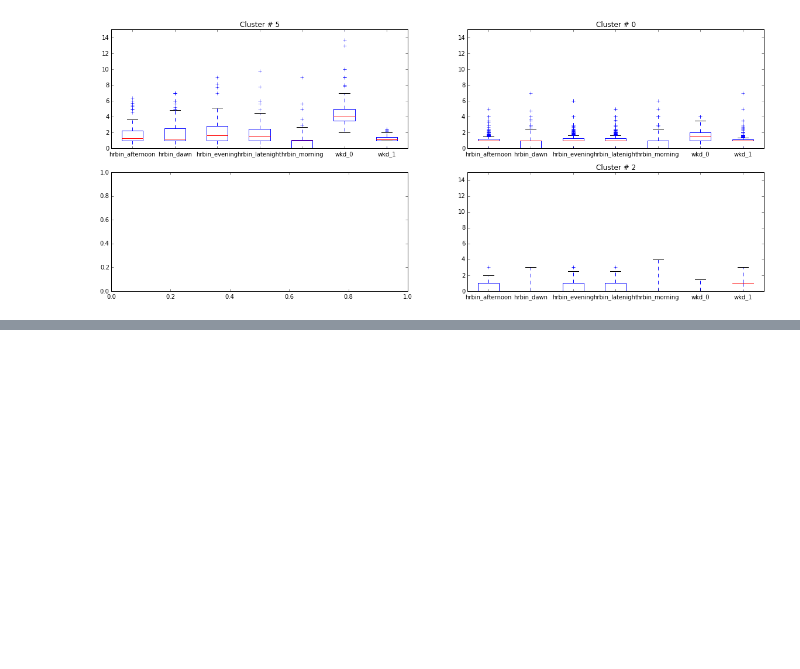
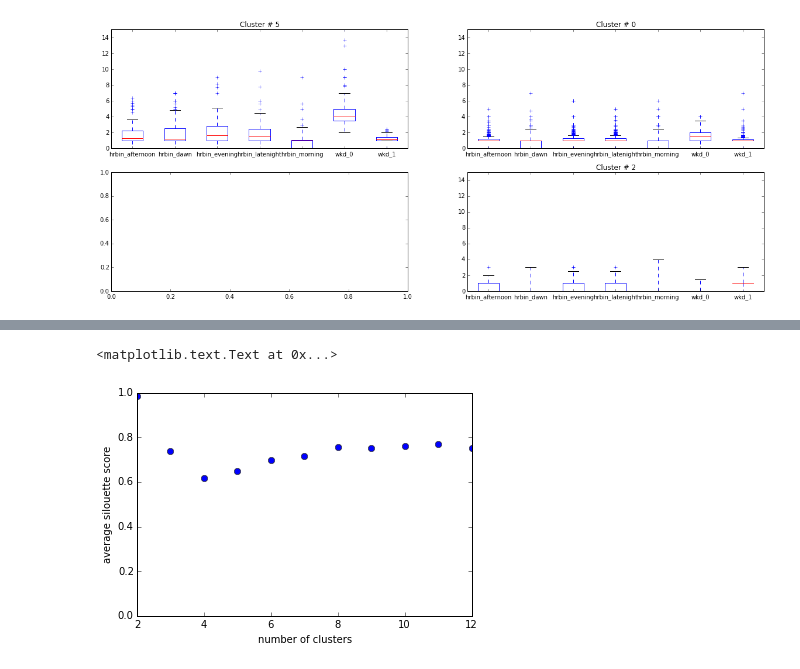
Before and after one commit to seawilloughby/media_mapper, a Jupyter notebook: data_pipeline/k_means_cluster_test.ipynb, the cells around one changed output, grey strips where cells are left out. Saved outputs shown, nothing was run; the diff lists cells and outputs as text; code cells hidden in the pictures; blank space fills up the shorter version.

```diff
--- a/data_pipeline/k_means_cluster_test.ipynb
+++ b/data_pipeline/k_means_cluster_test.ipynb
@@ -337,0 +467,9 @@ dfk[dfk['hrbin_'].isin(cluster5)].plot(kind = 'box', title = 'Cluster # 2', figs
+# %%
+
+plt.plot(clusternum, silouettescore, 'o')
+plt.ylim(0, 1)
+plt.xlabel('number of clusters')
+plt.ylabel('average silouette score')
+# %% [output]
+<matplotlib.text.Text at 0x...>
+[figure, added]
```
Also changed, not shown: parts of 33 cells of this notebook.
